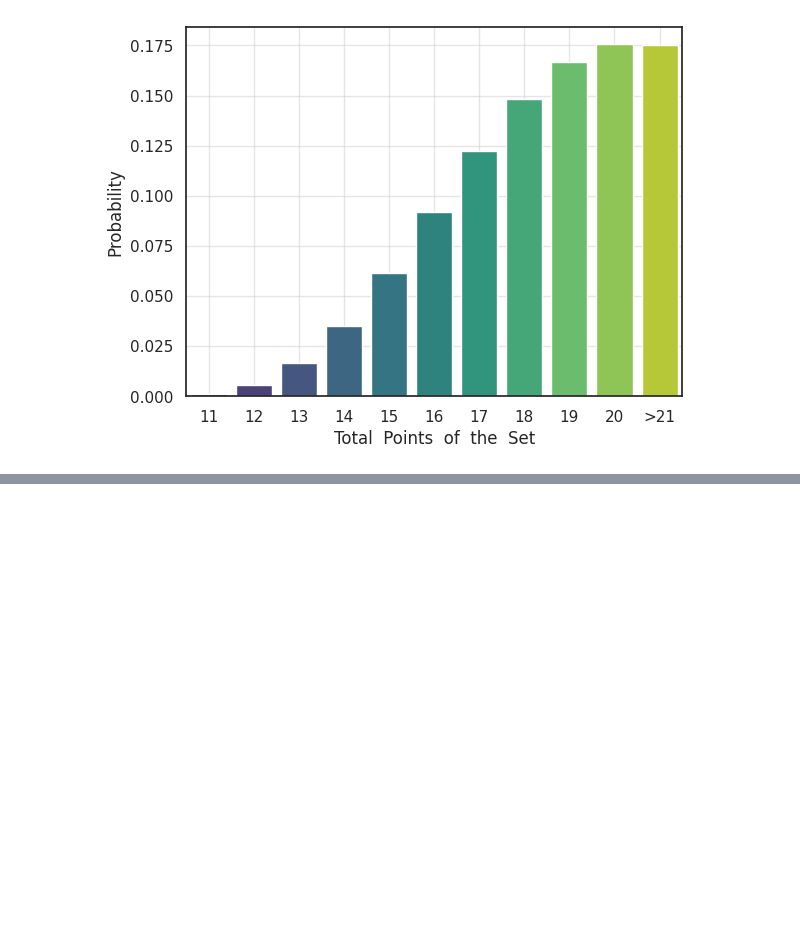
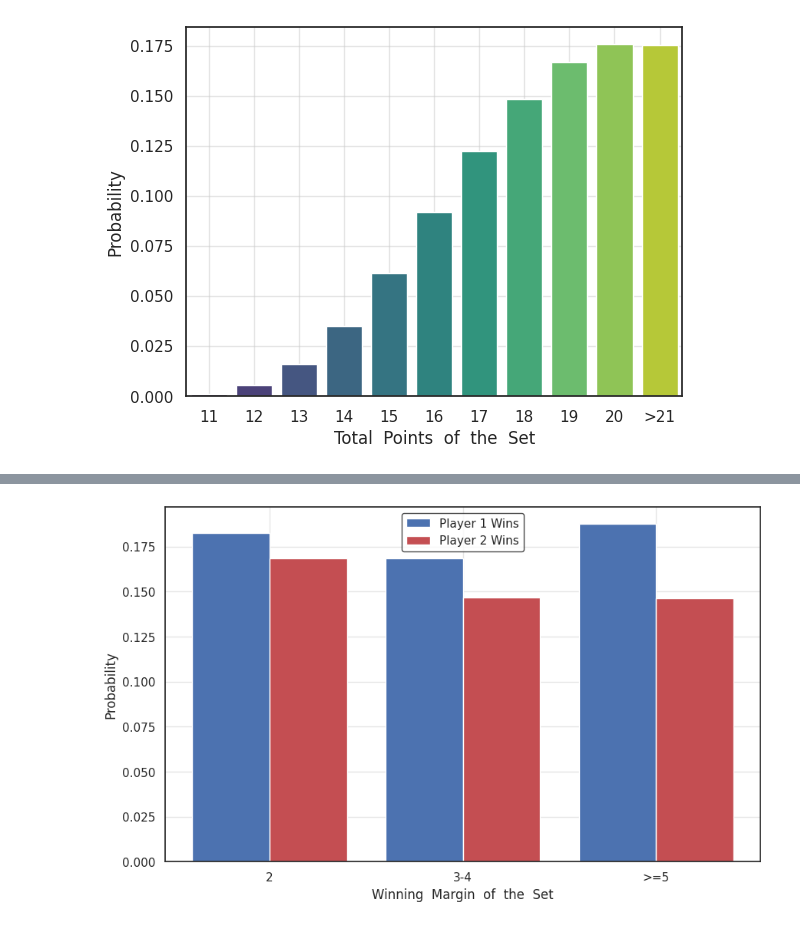
Before and after one commit to ansonkwokth/TableTennisPrediction, a Jupyter notebook: example.ipynb, the cells around one changed output, grey strips where cells are left out. Cells and saved outputs as stored; diff of their text form; code cells hidden in the pictures; blank space fills up the shorter version.

```diff
--- a/example.ipynb
+++ b/example.ipynb
@@ -552,0 +670,70 @@ plt.show()
+# %%
+
+# Convert dictionaries to lists
+keys1 = list(ps_set2_.keys())
+values1 = list(ps_set2_.values())
+
+keys2 = list(ps_set1_.keys())
+values2 = list(ps_set1_.values())
+
+# Create the figure
+plt.figure(figsize=(10, 6))
+
+# Define colors for each dict
+color1 = 'b'  # Color for dict1 (left)
+color2 = 'r'  # Color for dict2 (right)
+
+def find_margin(ps_set1_):
+    keys1 = list(ps_set1_.keys())
+    values1 = list(ps_set1_.values())
+    margin1 = {"2": 0, "3-4": 0, ">=5": 0}
+    for i, (key, value) in enumerate(zip(keys1, values1)):
+        if key[0] == '>':
+            # print("2")
+            margin1["2"] += value
+        elif (22-float(key)) == 2:
+            # print("2")
+            margin1["2"] += value
+        elif (22-float(key)) >= 5:
+            # print(">=5")
+            margin1[">=5"] += value
+        else:
+            # print("3-4")
+            margin1["3-4"] += value
+    return margin1
+
+
+margin1 = find_margin(ps_set1_)
+margin2 = find_margin(ps_set2_)
+
+
+
+# Plot the first dictionary on the left (negative values)
+for i, (key, value) in enumerate(margin1.items()):
+    # plt.bar(key, -value, color=color1, label='Player 1 Wins' if i == 0 else "", height=0.75)  # Negative for left side
+    plt.bar(i-0.2, value, color=color1, label='Player 1 Wins' if i == 0 else "", width=0.4)  # Negative for left side
+
+# Plot the second dictionary on the right (positive values)
+for i, (key, value) in enumerate(margin2.items()):
+    plt.bar(i+0.2, value, color=color2, label='Player 2 Wins' if i == 0 else "", width=0.4)  # Positive for right side
+
+# Customize the plot
+plt.ylabel('Probability')
+plt.xlabel('Winning  Margin  of  the  Set')
+legend = plt.legend()
+frame = legend.get_frame()
+frame.set_facecolor('white')
+frame.set_edgecolor('k')
+
+# plt.xlim(0.5, 3.5)
+
+xticks = plt.gca().get_xticks()  # Get the current x-axis ticks
+# plt.xticks(xticks, [abs(round(tick,4)) for tick in xticks])  # Change ticks to absolute values
+plt.xticks([r for r in range(len(margin1))],
+        list(margin1.keys()))
+
+plt.grid(True, linestyle='-', alpha=0.5)
+# Display the plot
+plt.show()
+# %% [output]
+[figure, added]
```
Also changed, not shown: parts of 10 cells of this notebook.
